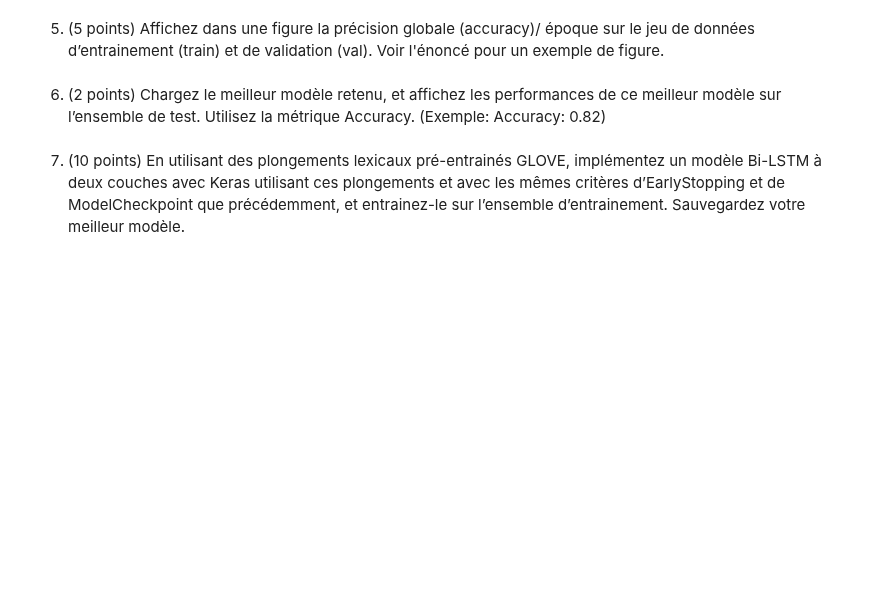
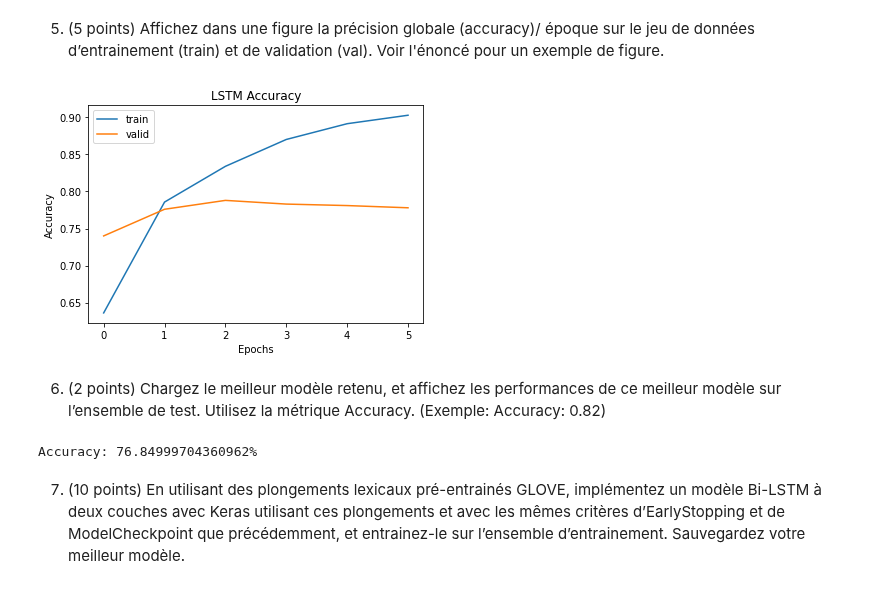
Before and after one commit to nabil-dbz/INF8460, a Jupyter notebook: TP2/Squelette et données/inf8460_A21_TP2_squelette.ipynb, the cells around one changed output. Cells and saved outputs as stored; diff of their text form; code cells hidden in the pictures; blank space fills up the shorter version.

```diff
--- a/TP2/Squelette et données/inf8460_A21_TP2_squelette.ipynb
+++ b/TP2/Squelette et données/inf8460_A21_TP2_squelette.ipynb
@@ -438,6 +581,16 @@ Pipeline(steps=[('tfidf',
 # %% [markdown]
 5. (5 points) Affichez dans une figure la précision globale (accuracy)/ époque sur le jeu de données d’entrainement (train) et de validation (val). Voir l'énoncé pour un exemple de figure.
+# %%
+generate_model_history(his, 'accuracy', 'Accuracy', 'LSTM Accuracy')
+# %% [output]
+[figure, added]
 # %% [markdown]
 6. (2 points) Chargez le meilleur modèle retenu, et affichez les performances de ce meilleur modèle sur l’ensemble de test. Utilisez la métrique Accuracy. (Exemple: Accuracy: 0.82)
+# %%
+basic_model.load_weights('./history_checkpoint')
+scores = basic_model.evaluate(x_test, y_test, verbose=0)
+print(f'Accuracy: {scores[1]*100}%')
+# %% [output]
+Accuracy: 76.84999704360962%
 # %% [markdown]
 7. (10 points) En utilisant des plongements lexicaux pré-entrainés GLOVE, implémentez un modèle Bi-LSTM à deux couches avec Keras utilisant ces plongements et avec les mêmes critères d’EarlyStopping et de ModelCheckpoint que précédemment, et entrainez-le sur l’ensemble d’entrainement. Sauvegardez votre meilleur modèle.
```
Also changed, not shown: parts of 35 cells of this notebook.
